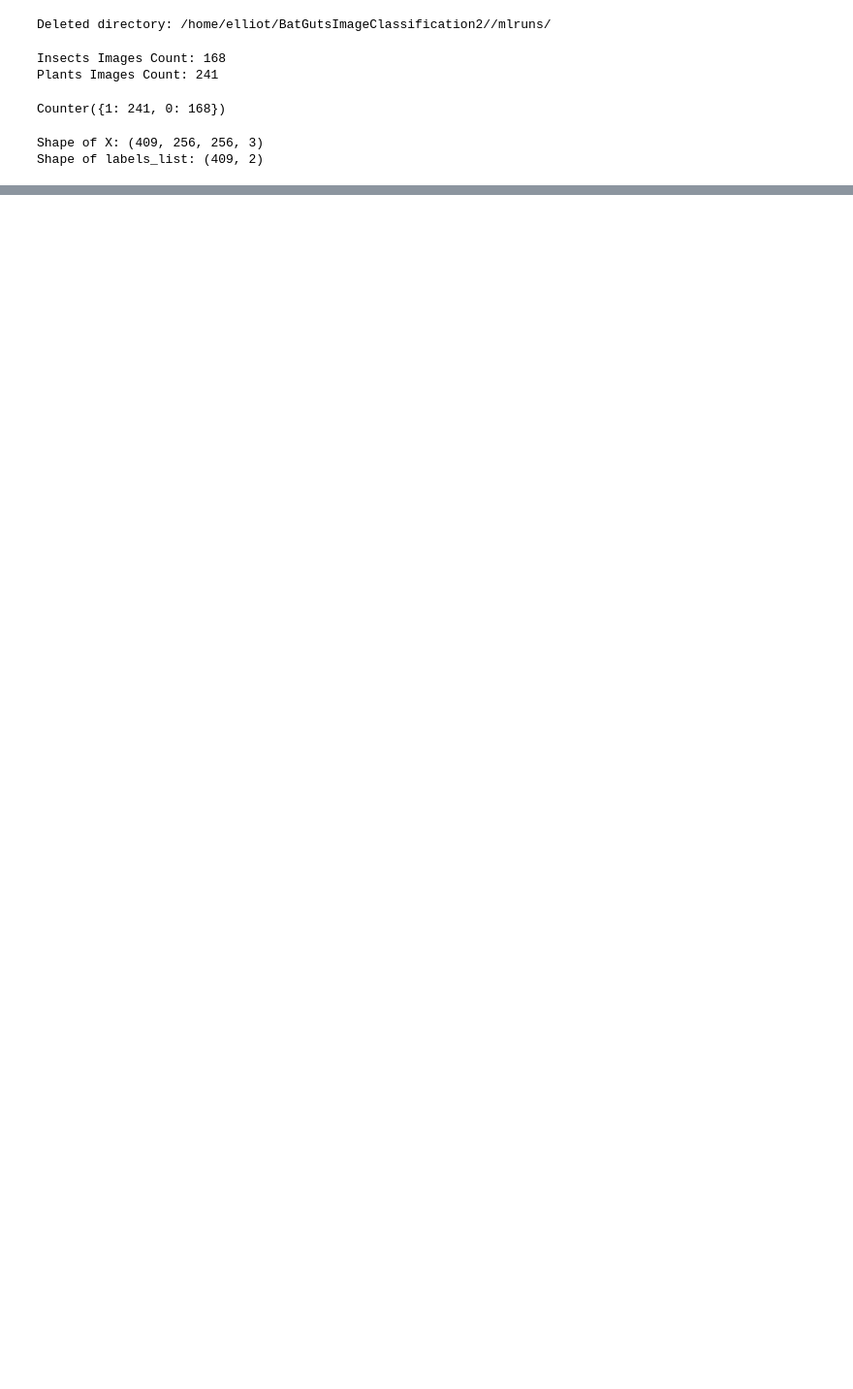
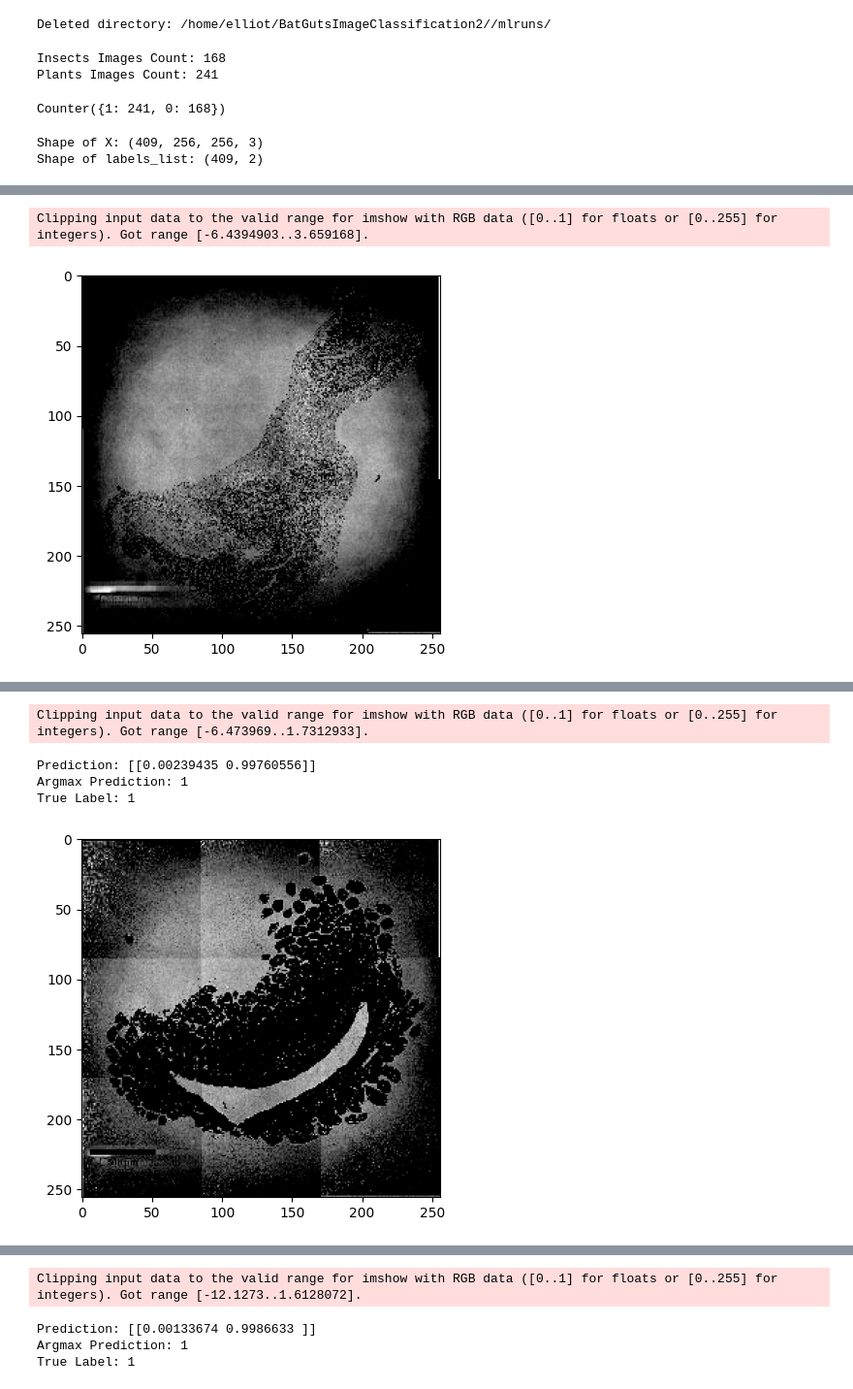
Before and after one commit to thembow/BatGutsImageClassification2, a Jupyter notebook: jupyternb/bat_guts_ml_temp.ipynb, the cells around one changed output, grey strips where cells are left out. Shown at 97% size. Saved outputs shown, nothing was run; the diff lists cells and outputs as text; code cells hidden in the pictures; blank space fills up the shorter version.

```diff
--- a/jupyternb/bat_guts_ml_temp.ipynb
+++ b/jupyternb/bat_guts_ml_temp.ipynb
@@ -197,10 +221,13 @@ num_classes = 2
 def one_hot_labels(img_list,classes):
 
 
-  label_numeric = {k:v for v,k in enumerate(set(img_list))}
-  target_values = [label_numeric[k] for k in img_list]
-  target_values = np.array(target_values)
-  target_values = to_categorical(target_values,num_classes=num_classes)
+  # label_numeric = {k:v for v,k in enumerate(set(img_list))}
+  #apparently set doesnt return a sorted list, so we need to sort it first to prevent issues
+  unique_labels = sorted(set(img_list)) #create set and sort it
+  label_numeric = {k: v for v, k in enumerate(unique_labels)}  # create dictionary with sorted labels
+  target_values = [label_numeric[k] for k in img_list] #make labels numeric
+  target_values = np.array(target_values) #convert to array
+  target_values = to_categorical(target_values,num_classes=num_classes) #convert to one hot encoding
   return target_values
 
 labels_list = one_hot_labels(labels_list,num_classes)
@@ -401,0 +403,13 @@ ValueError: Classification metrics can't handle a mix of multilabel-indicator an
+# %%
+import matplotlib.pyplot as plt
+
+for i in range(10):
+    plt.imshow(x_test[i])  # Show image
+    plt.show()
+    pred = model.predict(np.expand_dims(x_test[i], axis=0))
+    print("Prediction:", pred)
+    print("Argmax Prediction:", np.argmax(pred))
+    print("True Label:", np.argmax(y_test[i]))
+# %% [output]
+Clipping input data to the valid range for imshow with RGB data ([0..1] for floats or [0..255] for integers). Got range [-6.4394903..3.659168].
+[figure, added]
@@ -401,0 +417,5 @@ ValueError: Classification metrics can't handle a mix of multilabel-indicator an
+Clipping input data to the valid range for imshow with RGB data ([0..1] for floats or [0..255] for integers). Got range [-6.473969..1.7312933].
+Prediction: [[0.00239435 0.99760556]]
+Argmax Prediction: 1
+True Label: 1
+[figure, added]
@@ -401,0 +423,4 @@ ValueError: Classification metrics can't handle a mix of multilabel-indicator an
+Clipping input data to the valid range for imshow with RGB data ([0..1] for floats or [0..255] for integers). Got range [-12.1273..1.6128072].
+Prediction: [[0.00133674 0.9986633 ]]
+Argmax Prediction: 1
+True Label: 1
```
Also changed, not shown: parts of 14 cells of this notebook, 1 other file.
